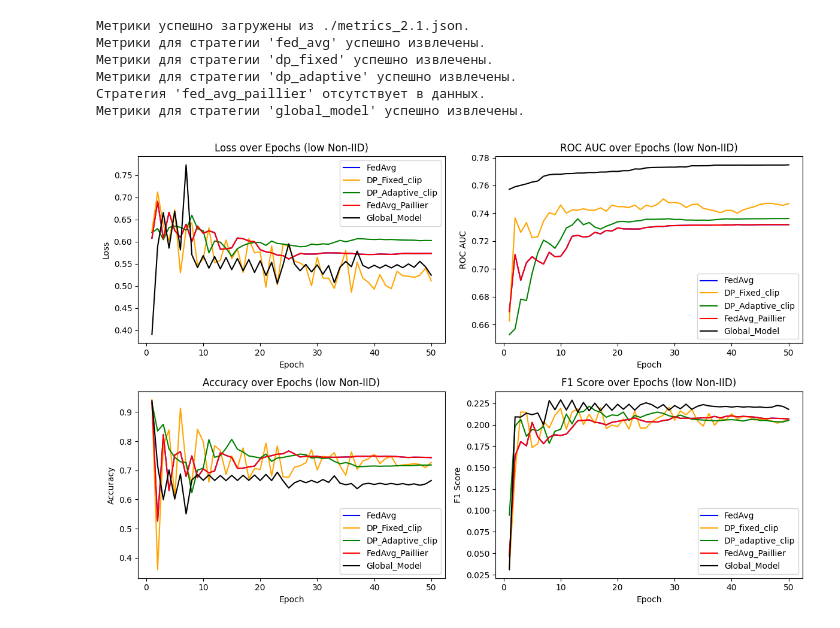
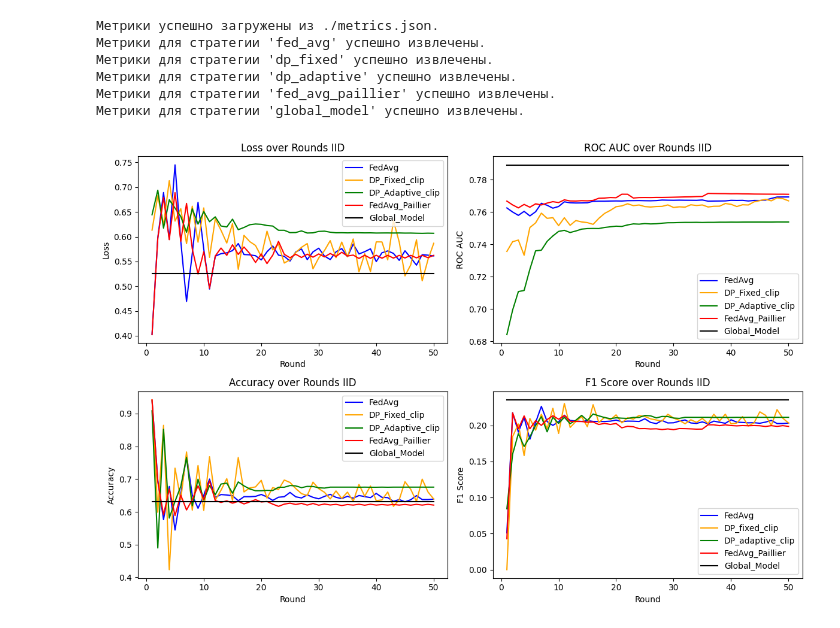
Before and after one commit to AstemirGongapshev/-research_flower, a Jupyter notebook: results/plot_results.ipynb, the cells around one changed output. Saved outputs shown, nothing was run; the diff lists cells and outputs as text; code cells hidden in the pictures.

```diff
--- a/results/plot_results.ipynb
+++ b/results/plot_results.ipynb
@@ -18,8 +18,8 @@ def plot_metrics_comparison_simple(L_1, ROC_AUC_1, ACCURACY_1, F1_1,
     plt.plot(rounds, L_3, color='green', label='DP_Adaptive_clip')
     plt.plot(rounds, L_4, color='red', label='FedAvg_Paillier')
     plt.plot(rounds, L_5, color='black', label='Global_Model')
-    plt.title("Loss over Epochs (low Non-IID)")
-    plt.xlabel("Epoch")
+    plt.title("Loss over Rounds IID")
+    plt.xlabel("Round")
     plt.ylabel("Loss")
     plt.legend()
 
@@ -29,8 +29,8 @@ def plot_metrics_comparison_simple(L_1, ROC_AUC_1, ACCURACY_1, F1_1,
     plt.plot(rounds, ROC_AUC_3, color='green', label='DP_Adaptive_clip')
     plt.plot(rounds, ROC_AUC_4, color='red', label='FedAvg_Paillier')
     plt.plot(rounds, ROC_AUC_5, color='black', label='Global_Model')
-    plt.title("ROC AUC over Epochs (low Non-IID)")
-    plt.xlabel("Epoch")
+    plt.title("ROC AUC over Rounds IID")
+    plt.xlabel("Round")
     plt.ylabel("ROC AUC")
     plt.legend()
 
@@ -41,8 +41,8 @@ def plot_metrics_comparison_simple(L_1, ROC_AUC_1, ACCURACY_1, F1_1,
     plt.plot(rounds, ACCURACY_4, color='red', label='FedAvg_Paillier')
     plt.plot(rounds, ACCURACY_5, color='black', label='Global_Model')
 
-    plt.title("Accuracy over Epochs (low Non-IID)")
-    plt.xlabel("Epoch")
+    plt.title("Accuracy over Rounds IID")
+    plt.xlabel("Round")
     plt.ylabel("Accuracy")
     plt.legend()
 
@@ -52,8 +52,8 @@ def plot_metrics_comparison_simple(L_1, ROC_AUC_1, ACCURACY_1, F1_1,
     plt.plot(rounds, F1_3, color='green', label='DP_adaptive_clip')
     plt.plot(rounds, F1_4, color='red', label='FedAvg_Paillier')
     plt.plot(rounds, F1_5, color='black', label='Global_Model')
-    plt.title("F1 Score over Epochs (low Non-IID)")
-    plt.xlabel("Epoch")
+    plt.title("F1 Score over Rounds IID")
+    plt.xlabel("Round")
     plt.ylabel("F1 Score")
     plt.legend()
 
@@ -101,7 +101,7 @@ def extract_strategy_metrics(data: dict, strategies: list) -> dict:
 
 def main():
 
-    metrics_file = "./metrics_2.1.json"
+    metrics_file = "./metrics.json"
 
     strategies = ["fed_avg", "dp_fixed", "dp_adaptive","fed_avg_paillier", "global_model"]
 
@@ -113,7 +113,7 @@ def main():
     fed_avg = extracted_metrics["fed_avg"]
     dp_fixed_clip = extracted_metrics["dp_fixed"]
     dp_adaptive_clip = extracted_metrics["dp_adaptive"]
-    fed_avg_paillier = extracted_metrics["fed_avg"]
+    fed_avg_paillier = extracted_metrics["fed_avg_paillier"]
     global_metrics = extracted_metrics["global_model"]
 
 
@@ -130,33 +130,33 @@ def main():
             L_2 = dp_fixed_clip["losses"],
             ROC_AUC_2 = dp_fixed_clip["ROC_AUCs"],
             ACCURACY_2 = dp_fixed_clip["ACCURACYs"],
             F1_2 = dp_fixed_clip["F1s"],
 
             L_3 = dp_adaptive_clip["losses"],
             ROC_AUC_3 = dp_adaptive_clip["ROC_AUCs"],
             ACCURACY_3 = dp_adaptive_clip["ACCURACYs"],
             F1_3 = dp_adaptive_clip["F1s"],
 
             L_4 = fed_avg_paillier["losses"],
             ROC_AUC_4 = fed_avg_paillier["ROC_AUCs"],
             ACCURACY_4 = fed_avg_paillier["ACCURACYs"],
             F1_4 = fed_avg_paillier["F1s"],
 
             L_5 = global_metrics["losses"],
             ROC_AUC_5 = global_metrics["ROC_AUCs"],
             ACCURACY_5 = global_metrics["ACCURACYs"],
             F1_5 = global_metrics["F1s"],
         )
     else:
         print("Нет данных для построения графиков.")
 
 if __name__ == "__main__":
     main()
 # %% [output]
-Метрики успешно загружены из ./metrics_2.1.json.
+Метрики успешно загружены из ./metrics.json.
 Метрики для стратегии 'fed_avg' успешно извлечены.
 Метрики для стратегии 'dp_fixed' успешно извлечены.
 Метрики для стратегии 'dp_adaptive' успешно извлечены.
-Стратегия 'fed_avg_paillier' отсутствует в данных.
+Метрики для стратегии 'fed_avg_paillier' успешно извлечены.
 Метрики для стратегии 'global_model' успешно извлечены.
-[figure, old version]
+[figure, new version]
```
Also changed, not shown: 7 other files.
